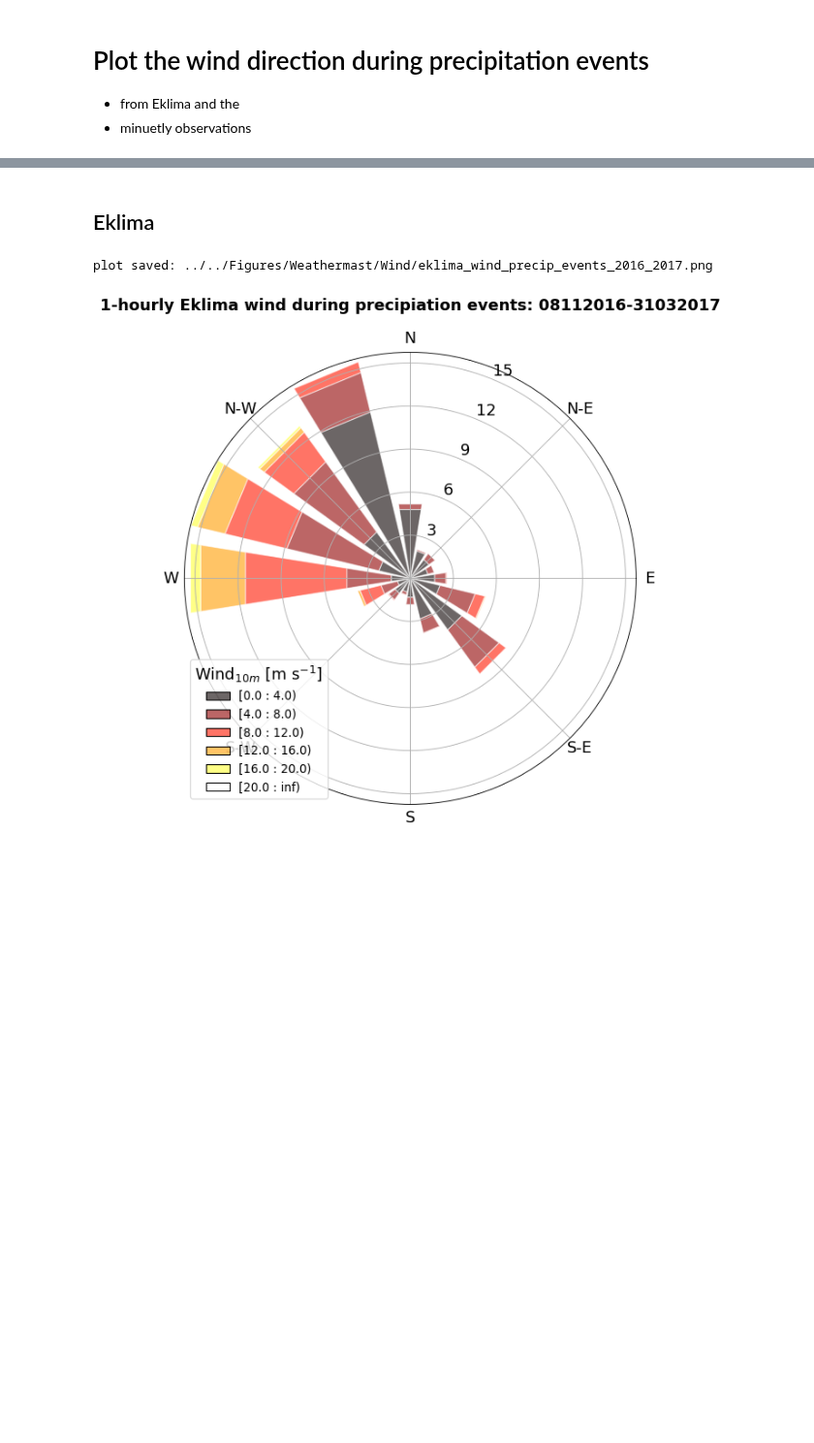
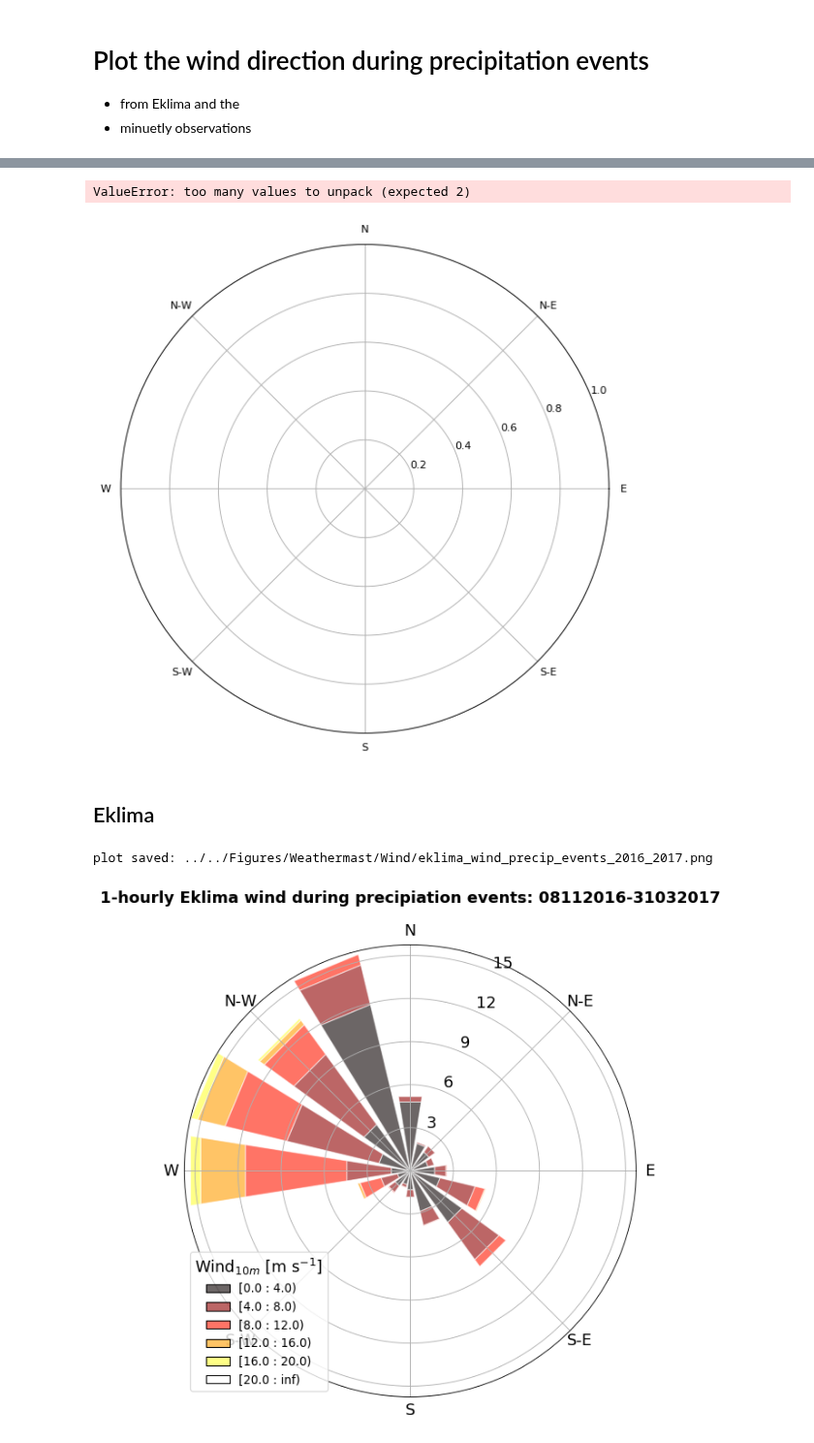
Before and after one commit to franzihe/research_Haukeli, a Jupyter notebook: Weathermast/plt_windrose_precip_events.ipynb, the cells around one changed output, grey strips where cells are left out. Shown at 97% size. Cells and saved outputs as stored; diff of their text form; code cells hidden in the pictures; blank space fills up the shorter version.

```diff
--- a/Weathermast/plt_windrose_precip_events.ipynb
+++ b/Weathermast/plt_windrose_precip_events.ipynb
@@ -21,0 +25,4 @@ np.warnings.filterwarnings('ignore')
+# %%
+savefig = 0
+form = 'png'
+figdir = '../../Figures/Weathermast/Wind'
@@ -22,6 +31,2 @@ np.warnings.filterwarnings('ignore')
 # %%
 m = ['11', '12', '01', '02', '03']
-# %%
-savefig = 1
-form = 'png'
-figdir = '../../Figures/Weathermast/Wind'
@@ -28,3 +107,20 @@ figdir = '../../Figures/Weathermast/Wind'
+# %%
+ax0._info['bins']
+ax0.set_legend()
+ax0.legend(title = 'Wind$_{10m}$ [m s$^{-1}$]', fontsize = 12)
+ax0.get_legend().get_title().set_fontsize(16)
+ax0.tick_params(labelsize = 16)
+ax0.set_yticks(np.arange(3, 18, step=3))
+ax0.set_yticklabels(np.arange(3, 18, step=3))
+ax0.set_title('1-hourly Eklima wind during precipiation events: 08112016-31032017', fontsize = 16, y=1.08,fontweight='bold')
+if savefig == 1:
+    fig_name = 'eklima_wind_precip_events_2016_2017.%s' %form
+    cF.createFolder('%s/' %(figdir))
+    plt.savefig('%s/%s' % (figdir, fig_name), format = form, bbox_inches='tight', transparent=True)
+    print('plot saved: %s/%s' %(figdir,fig_name))
+# %% [output]
+ValueError: too many values to unpack (expected 2)
+[figure, added]
 # %% [markdown]
 ## Eklima
 # %%
```
Also changed, not shown: parts of 10 cells of this notebook, 1 other file.
